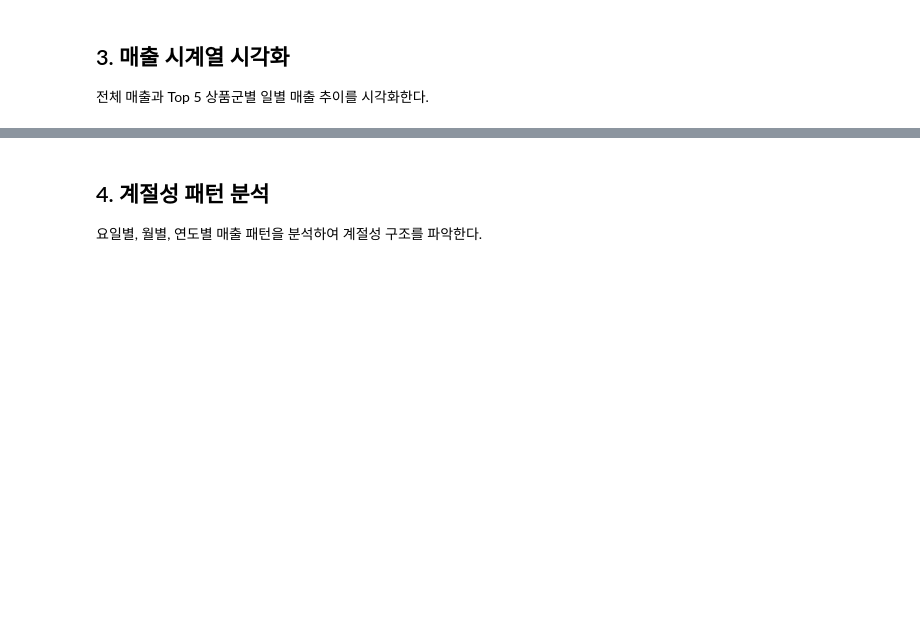
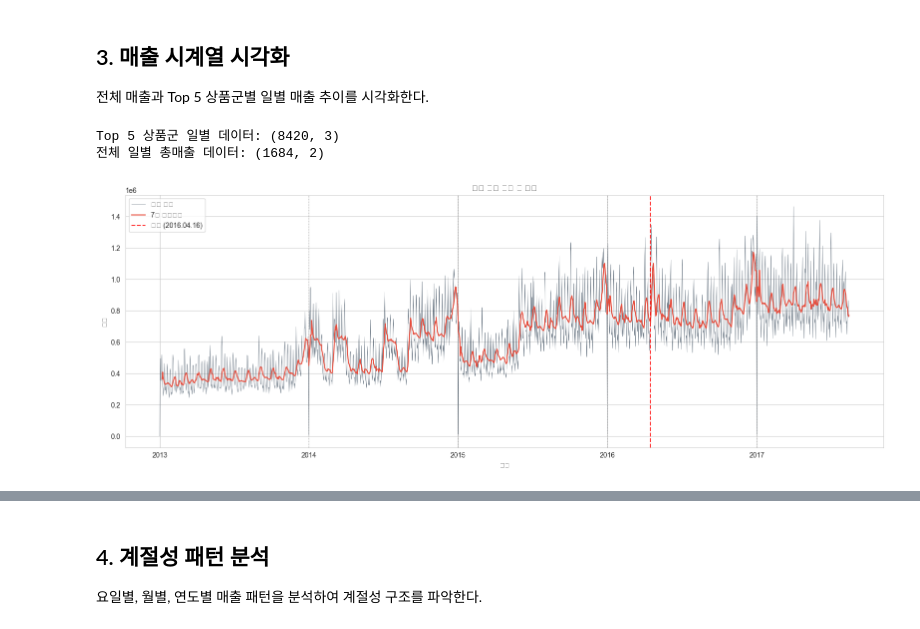
Before and after one commit to Taek-D/forecast-lab, a Jupyter notebook: notebooks/01_eda.ipynb, the cells around one changed output, grey strips where cells are left out. Drawn from its saved outputs; the diff is of its cells as text; code cells hidden in the pictures; blank space fills up the shorter version.

```diff
--- a/notebooks/01_eda.ipynb
+++ b/notebooks/01_eda.ipynb
@@ -118,42 +201,54 @@ plt.show()
 전체 매출과 Top 5 상품군별 일별 매출 추이를 시각화한다.
 # %%
 # Top 5 상품군 필터링 + 매장 합산
-top5_data = train[train['family'].isin(top5_families)].copy()
-daily_by_family = (
-    top5_data.groupby(['date', 'family'])['sales']
-    .sum()
-    .reset_index()
-)
+top5_data = train[train["family"].isin(top5_families)].copy()
+daily_by_family = top5_data.groupby(["date", "family"])["sales"].sum().reset_index()
 
 # 전체 매장 합산 총 매출
-daily_total = train.groupby('date')['sales'].sum().reset_index()
-daily_total.columns = ['date', 'total_sales']
+daily_total = train.groupby("date")["sales"].sum().reset_index()
+daily_total.columns = ["date", "total_sales"]
 
-print(f'Top 5 상품군 일별 데이터: {daily_by_family.shape}')
-print(f'전체 일별 총매출 데이터: {daily_total.shape}')
+print(f"Top 5 상품군 일별 데이터: {daily_by_family.shape}")
+print(f"전체 일별 총매출 데이터: {daily_total.shape}")
+# %% [output]
+Top 5 상품군 일별 데이터: (8420, 3)
+전체 일별 총매출 데이터: (1684, 2)
 # %%
 fig, ax = plt.subplots(figsize=(16, 6))
-ax.plot(daily_total['date'], daily_total['total_sales'],
-        linewidth=0.5, alpha=0.7, color='#2c3e50', label='일별 매출')
+ax.plot(
+    daily_total["date"],
+    daily_total["total_sales"],
+    linewidth=0.5,
+    alpha=0.7,
+    color="#2c3e50",
+    label="일별 매출",
+)
 
 # 7일 이동평균
-ma7 = daily_total.set_index('date')['total_sales'].rolling(7).mean()
-ax.plot(ma7.index, ma7.values, linewidth=1.5, color='#e74c3c', label='7일 이동평균')
+ma7 = daily_total.set_index("date")["total_sales"].rolling(7).mean()
+ax.plot(ma7.index, ma7.values, linewidth=1.5, color="#e74c3c", label="7일 이동평균")
 
 # 지진 표시
-ax.axvline(pd.Timestamp('2016-04-16'), color='red', linestyle='--',
-           alpha=0.8, label='지진 (2016.04.16)')
+ax.axvline(
+    pd.Timestamp("2016-04-16"),
+    color="red",
+    linestyle="--",
+    alpha=0.8,
+    label="지진 (2016.04.16)",
+)
 
 # 연도 구분
 for year in range(2014, 2018):
-    ax.axvline(pd.Timestamp(f'{year}-01-01'), color='gray', linestyle=':', alpha=0.3)
+    ax.axvline(pd.Timestamp(f"{year}-01-01"), color="gray", linestyle=":", alpha=0.3)
 
-ax.set_title('전체 매장 일별 총 매출')
-ax.set_xlabel('날짜')
-ax.set_ylabel('매출')
+ax.set_title("전체 매장 일별 총 매출")
+ax.set_xlabel("날짜")
+ax.set_ylabel("매출")
 ax.legend()
 ax.xaxis.set_major_locator(mdates.YearLocator())
-ax.xaxis.set_major_formatter(mdates.DateFormatter('%Y'))
+ax.xaxis.set_major_formatter(mdates.DateFormatter("%Y"))
 plt.tight_layout()
 plt.show()
+# %% [output]
+[figure, added]
 # %%
```
Also changed, not shown: parts of 18 cells of this notebook, 16 other files.
